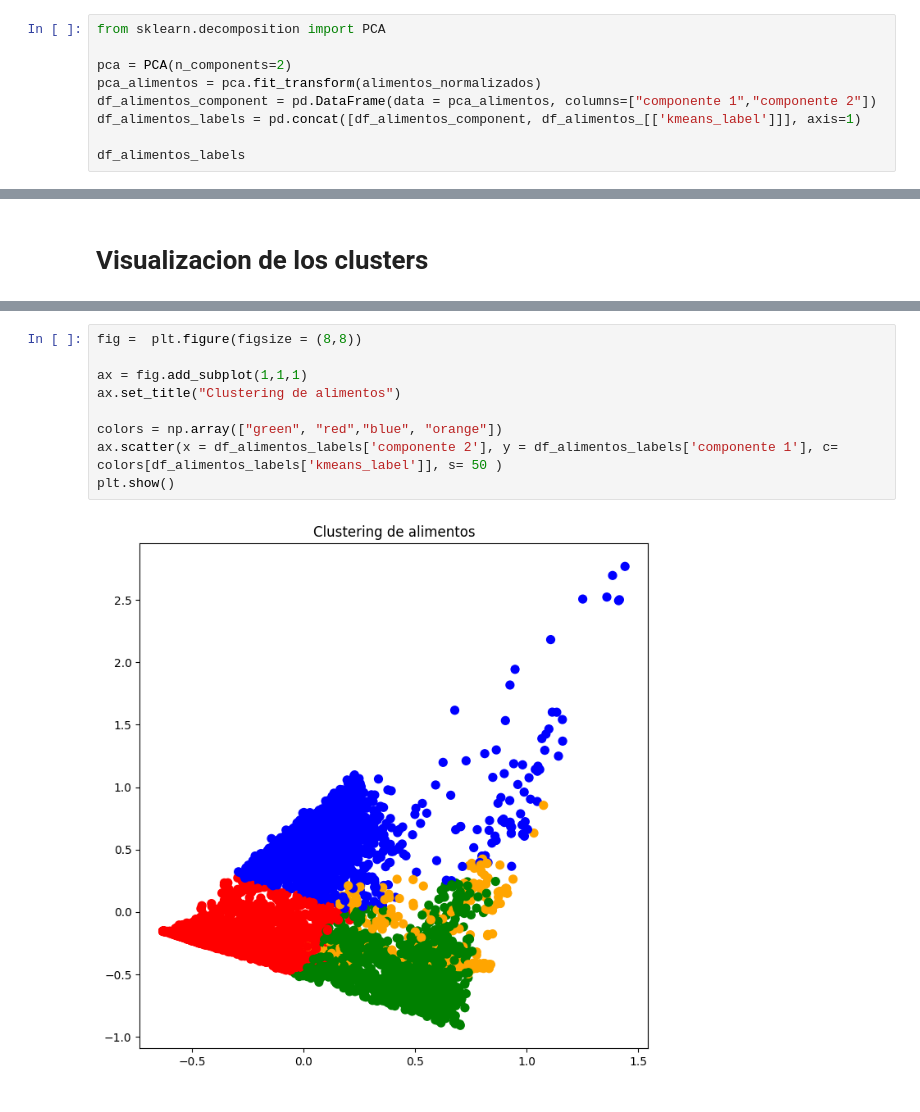
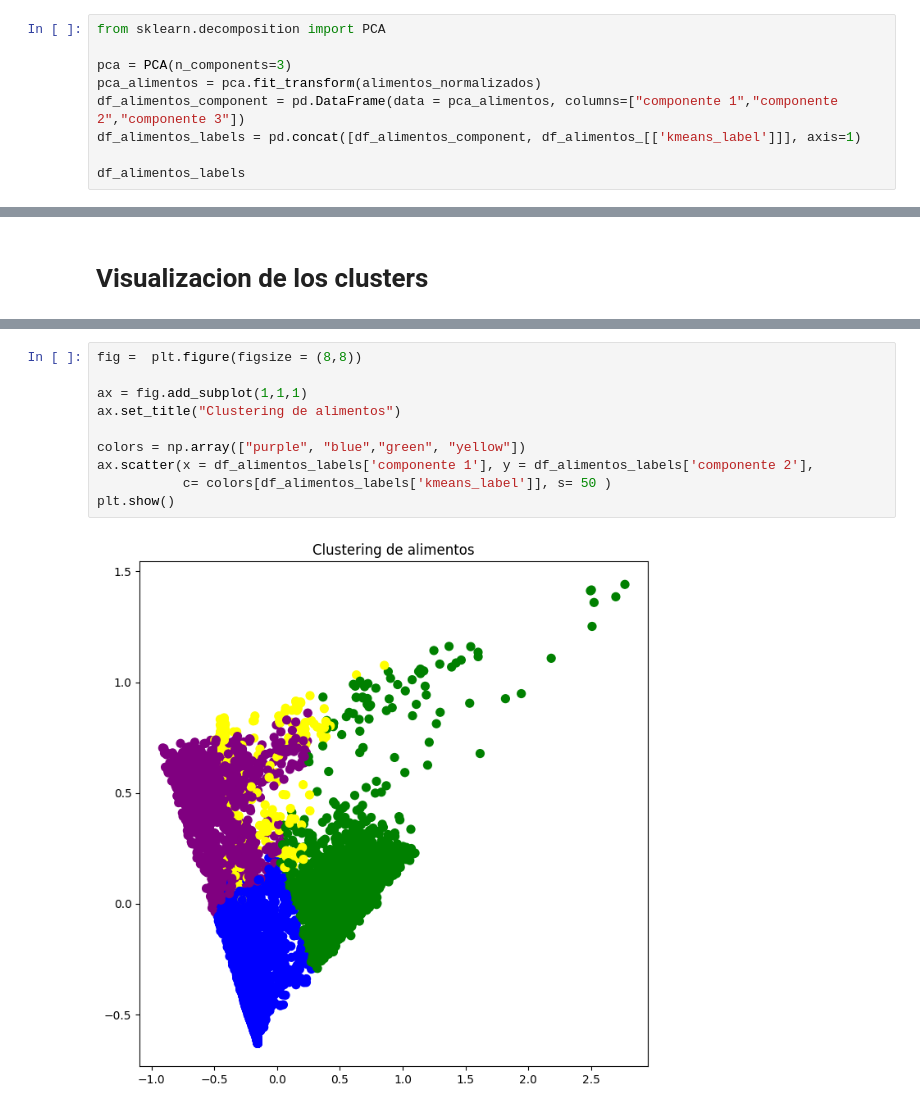
Before and after one commit to EduardoPalma/ClusteringFood, a Jupyter notebook: clustering_de_alimentos.ipynb, the cells around one changed output, grey strips where cells are left out. Drawn from its saved outputs; the diff is of its cells as text.

```diff
--- a/clustering_de_alimentos.ipynb
+++ b/clustering_de_alimentos.ipynb
@@ -186,9 +186,9 @@ memory usage: 8.9+ MB
 # %%
 from sklearn.decomposition import PCA
 
-pca = PCA(n_components=2)
+pca = PCA(n_components=3)
 pca_alimentos = pca.fit_transform(alimentos_normalizados)
-df_alimentos_component = pd.DataFrame(data = pca_alimentos, columns=["componente 1","componente 2"])
+df_alimentos_component = pd.DataFrame(data = pca_alimentos, columns=["componente 1","componente 2","componente 3"])
 df_alimentos_labels = pd.concat([df_alimentos_component, df_alimentos_[['kmeans_label']]], axis=1)
 
 df_alimentos_labels
@@ -211,11 +234,12 @@ df_alimentos_labels
 # %%
 fig =  plt.figure(figsize = (8,8))
 
 ax = fig.add_subplot(1,1,1)
 ax.set_title("Clustering de alimentos")
 
-colors = np.array(["green", "red","blue", "orange"])
-ax.scatter(x = df_alimentos_labels['componente 2'], y = df_alimentos_labels['componente 1'], c= colors[df_alimentos_labels['kmeans_label']], s= 50 )
+colors = np.array(["purple", "blue","green", "yellow"])
+ax.scatter(x = df_alimentos_labels['componente 1'], y = df_alimentos_labels['componente 2'],
+           c= colors[df_alimentos_labels['kmeans_label']], s= 50 )
 plt.show()
 # %% [output]
-[figure, old version]
+[figure, new version]
```
Also changed, not shown: parts of 2 cells of this notebook.
